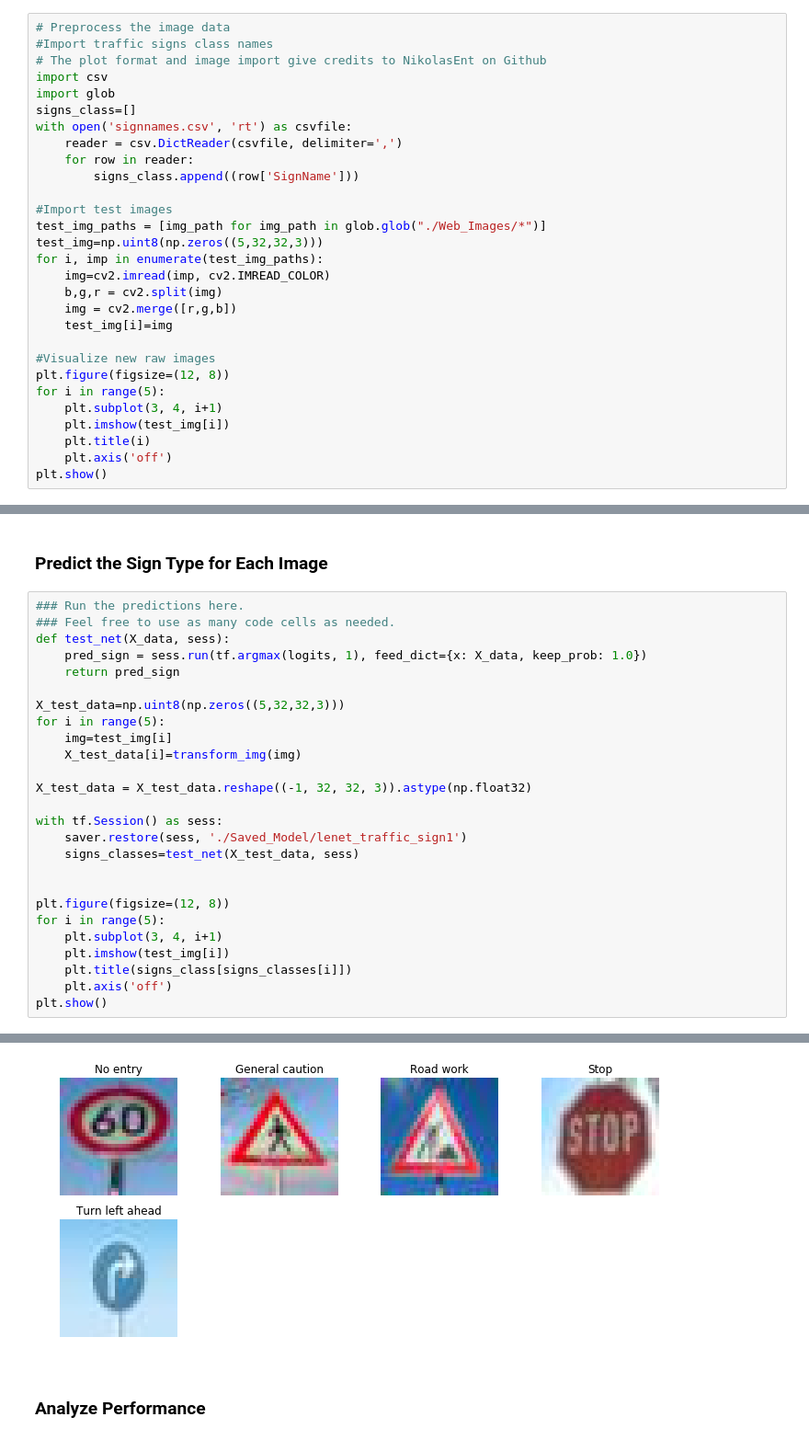
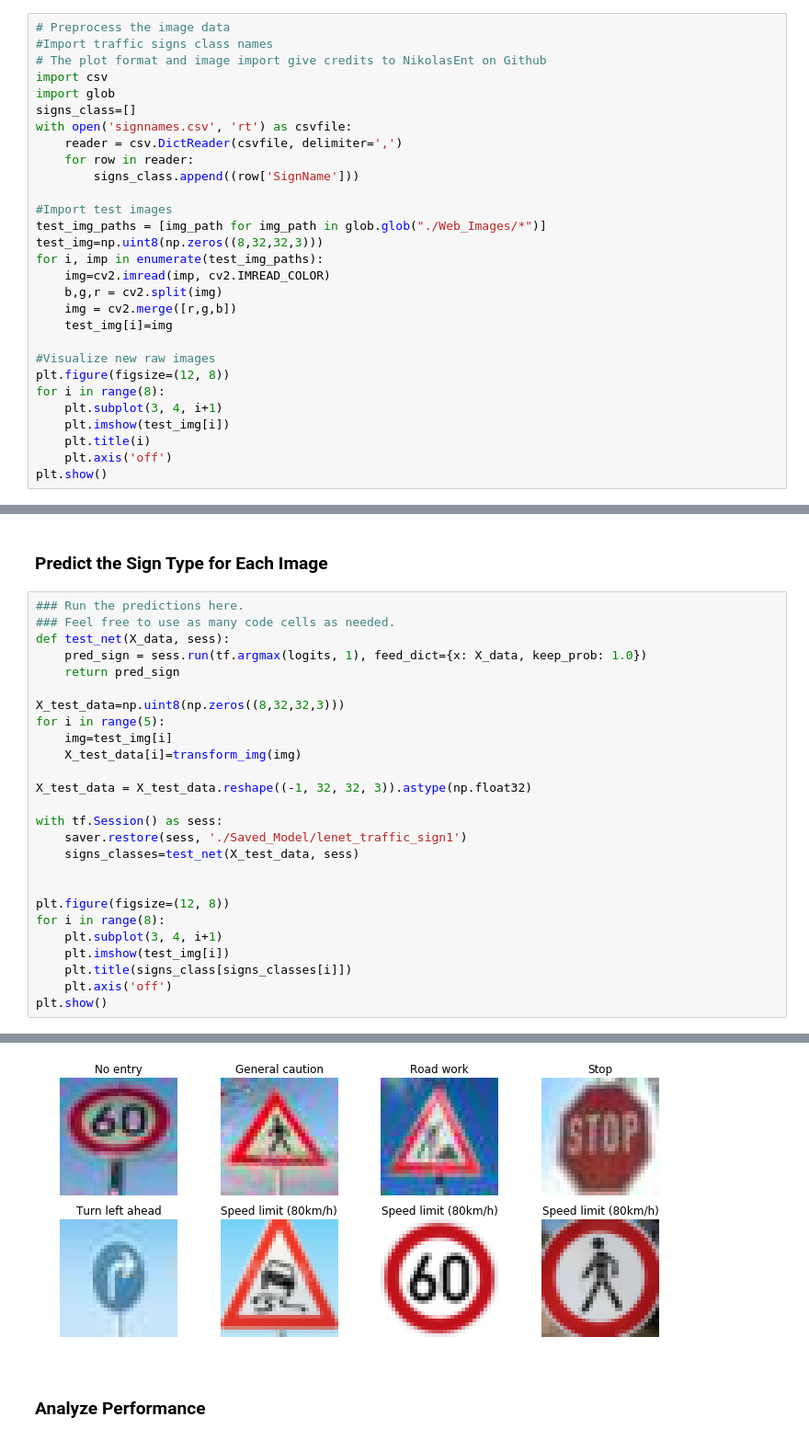
Before and after one commit to OwenHua666/CarND-Traffic-Sign-Classifier-Project, a Jupyter notebook: Traffic_Sign_Classifier.ipynb, the cells around one changed output, grey strips where cells are left out. Shown at 92% size. Cells and saved outputs as stored; diff of their text form.

```diff
--- a/Traffic_Sign_Classifier.ipynb
+++ b/Traffic_Sign_Classifier.ipynb
@@ -550,7 +550,7 @@ with open('signnames.csv', 'rt') as csvfile:
 
 #Import test images
 test_img_paths = [img_path for img_path in glob.glob("./Web_Images/*")]
-test_img=np.uint8(np.zeros((5,32,32,3)))
+test_img=np.uint8(np.zeros((8,32,32,3)))
 for i, imp in enumerate(test_img_paths):
     img=cv2.imread(imp, cv2.IMREAD_COLOR)
     b,g,r = cv2.split(img)
@@ -559,7 +559,7 @@ for i, imp in enumerate(test_img_paths):
 
 #Visualize new raw images
 plt.figure(figsize=(12, 8))
-for i in range(5):
+for i in range(8):
     plt.subplot(3, 4, i+1)
     plt.imshow(test_img[i])
     plt.title(i)
@@ -572,32 +572,32 @@ plt.show()
 # %%
 ### Run the predictions here.
 ### Feel free to use as many code cells as needed.
 def test_net(X_data, sess):
     pred_sign = sess.run(tf.argmax(logits, 1), feed_dict={x: X_data, keep_prob: 1.0})
     return pred_sign
 
-X_test_data=np.uint8(np.zeros((5,32,32,3)))
+X_test_data=np.uint8(np.zeros((8,32,32,3)))
 for i in range(5):
     img=test_img[i]
     X_test_data[i]=transform_img(img)
 
 X_test_data = X_test_data.reshape((-1, 32, 32, 3)).astype(np.float32)
 
 with tf.Session() as sess:
     saver.restore(sess, './Saved_Model/lenet_traffic_sign1')
     signs_classes=test_net(X_test_data, sess)
 
 
 plt.figure(figsize=(12, 8))
-for i in range(5):
+for i in range(8):
     plt.subplot(3, 4, i+1)
     plt.imshow(test_img[i])
     plt.title(signs_class[signs_classes[i]])
     plt.axis('off')
 plt.show()
 # %% [output]
 INFO:tensorflow:Restoring parameters from ./Saved_Model/lenet_traffic_sign1
-[figure, old version]
+[figure, new version]
 # %% [markdown]
 ### Analyze Performance
 # %%
```
Also changed, not shown: parts of 3 cells of this notebook, 4 other files.
